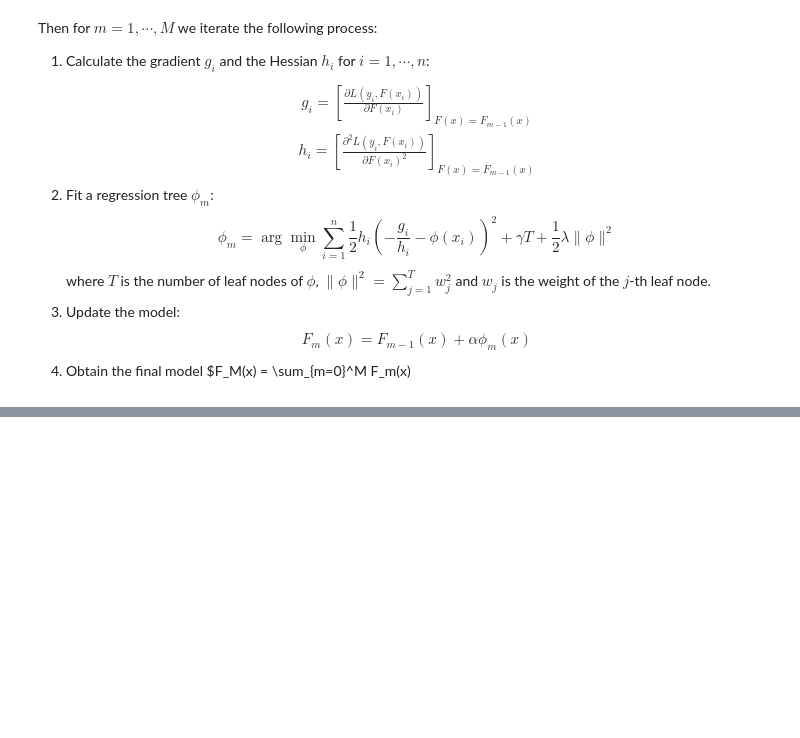
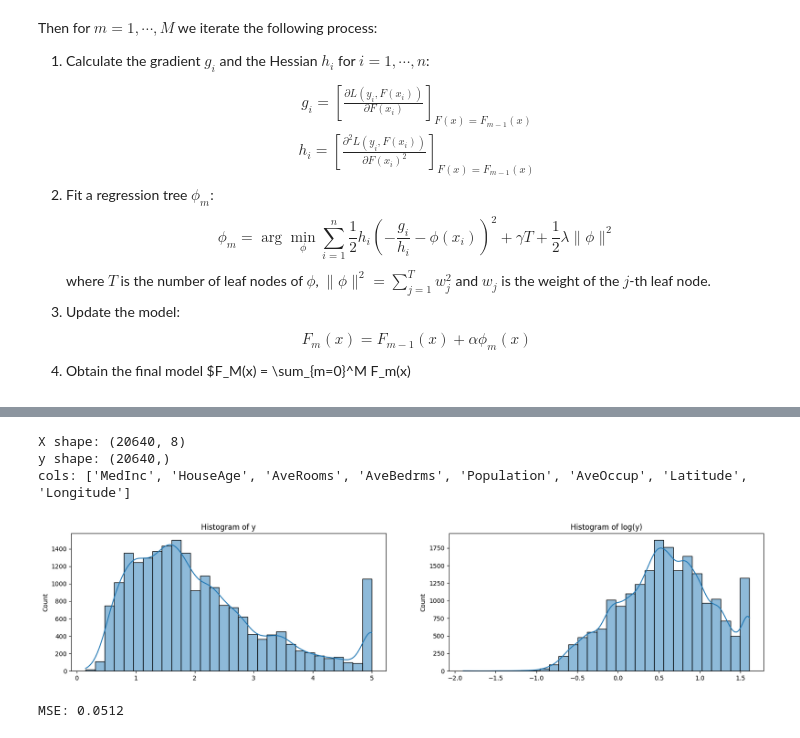
Before and after one commit to fredjeong/notes, a Jupyter notebook: machine-learning/supervised-learning/ensemble/XGBoost.ipynb, the cells around one changed output, grey strips where cells are left out. Cells and saved outputs as stored; diff of their text form; code cells hidden in the pictures; blank space fills up the shorter version.

```diff
--- a/machine-learning/supervised-learning/ensemble/XGBoost.ipynb
+++ b/machine-learning/supervised-learning/ensemble/XGBoost.ipynb
@@ -279,0 +135,28 @@ plt.show()
+# %%
+data = fetch_california_housing()
+X = data.data
+y = data.target
+cols = data.feature_names
+
+# Create a DataFrame from the features
+X_df = pd.DataFrame(X, columns = cols)
+
+print(f"X shape: {X.shape}")
+print(f"y shape: {y.shape}")
+print(f"cols: {cols}")
+# %% [output]
+X shape: (20640, 8)
+y shape: (20640,)
+cols: ['MedInc', 'HouseAge', 'AveRooms', 'AveBedrms', 'Population', 'AveOccup', 'Latitude', 'Longitude']
+# %%
+fig, ax = plt.subplots(1, 2, figsize=(20, 4))
+
+sns.histplot(y, ax=ax[0], bins=30, kde=True)
+sns.histplot(np.log(y), ax=ax[1], bins=30, kde=True)
+
+ax[0].set_title("Histogram of y")
+ax[1].set_title("Histogram of log(y)")
+
+plt.show()
+# %% [output]
+[figure, added]
@@ -279,0 +169,13 @@ plt.show()
+# %%
+model = XGBRegressor(n_estimators=200)
+model.fit(X_train, y_train)
+
+# Make predictions on the test set
+y_pred = model.predict(X_test)
+y_true = y_test
+
+# Calculate the RMSE
+mse = mean_squared_error(y_test, y_pred)
+print(f"MSE: {mse:.4f}")
+# %% [output]
+MSE: 0.0512
```
Also changed, not shown: parts of 7 cells of this notebook, 1 other file.
